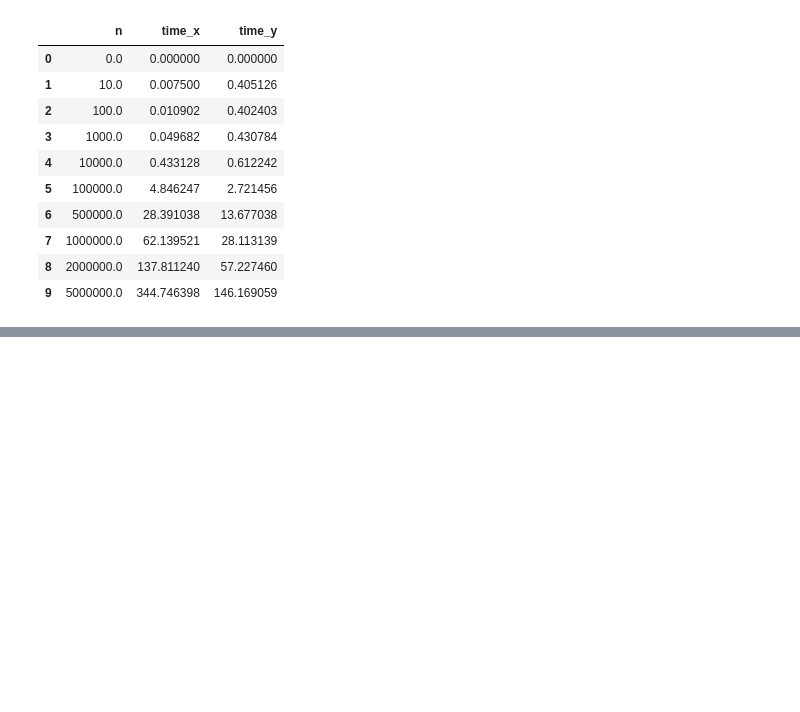
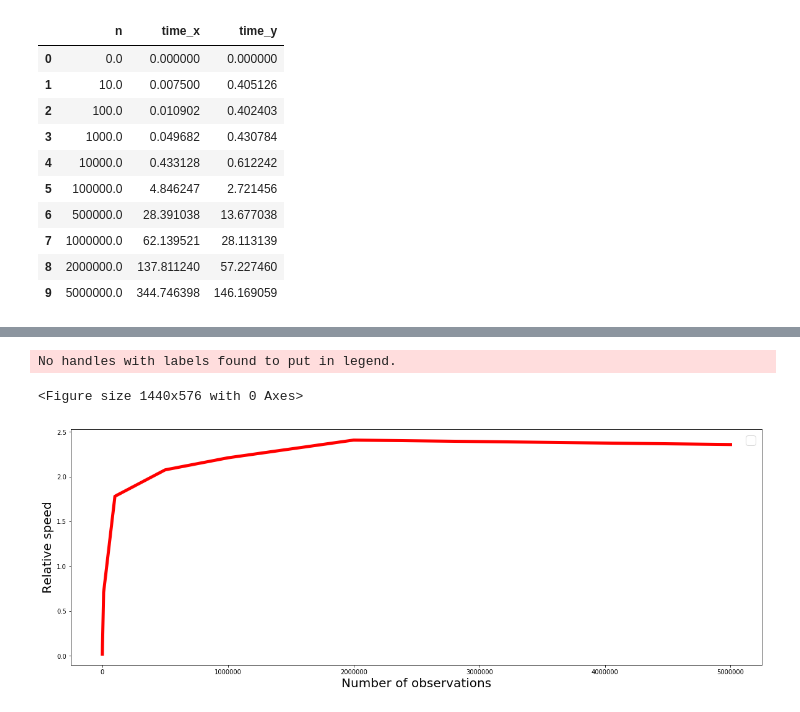
Before and after one commit to d-gorbatenko/attribute-exploration, a Jupyter notebook: Attribute Exploration.ipynb, the cells around one changed output, grey strips where cells are left out. Cells and saved outputs as stored; diff of their text form; code cells hidden in the pictures; blank space fills up the shorter version.

```diff
--- a/Attribute Exploration.ipynb
+++ b/Attribute Exploration.ipynb
@@ -342 +343,20 @@ Text(0,0.5,'Time, seconds')
 [figure]
+# %%
+plt.figure(figsize=(20,8))
+
+fig, ax = plt.subplots(figsize=(20,7))
+
+
+ax.plot(df2.set_index('n')['time_x'] / df2.set_index('n')['time_y'], color = 'r', linewidth=5)
+# ax.plot(df2.set_index('n')['time_y'], color = 'b', linewidth=5, label = "attribute exploration")
+
+ax.legend(fontsize = 20)
+
+plt.xlabel("Number of observations", fontsize = 20)
+plt.ylabel("Relative speed", fontsize = 20)
+
+plt.show()
+# %% [output]
+No handles with labels found to put in legend.
+<Figure size 1440x576 with 0 Axes>
+[figure, added]
```
Also changed, not shown: parts of 1 cell of this notebook.
